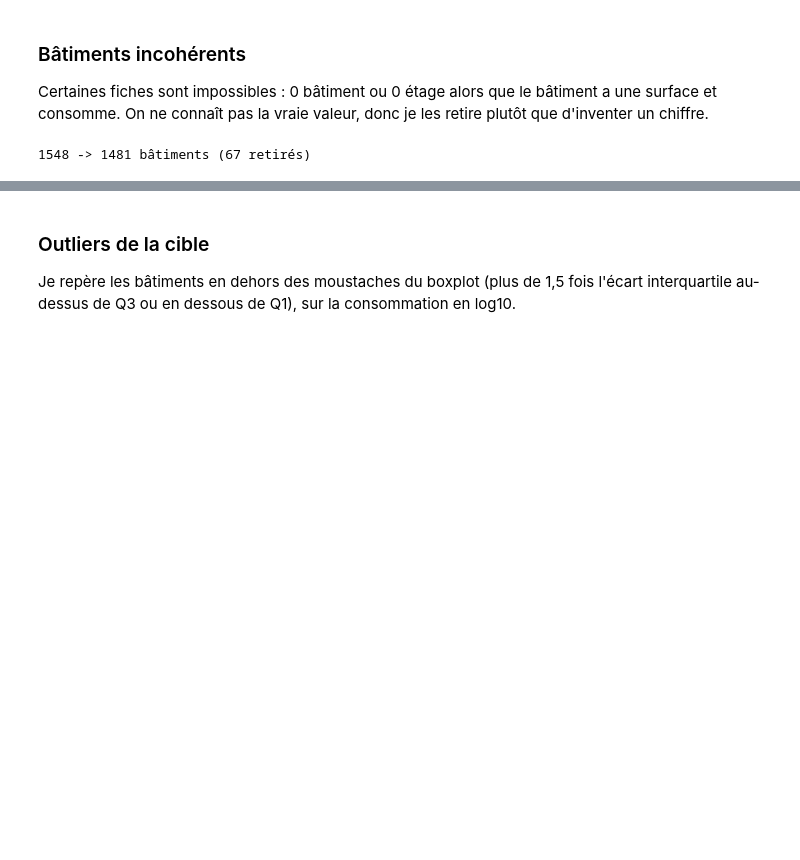
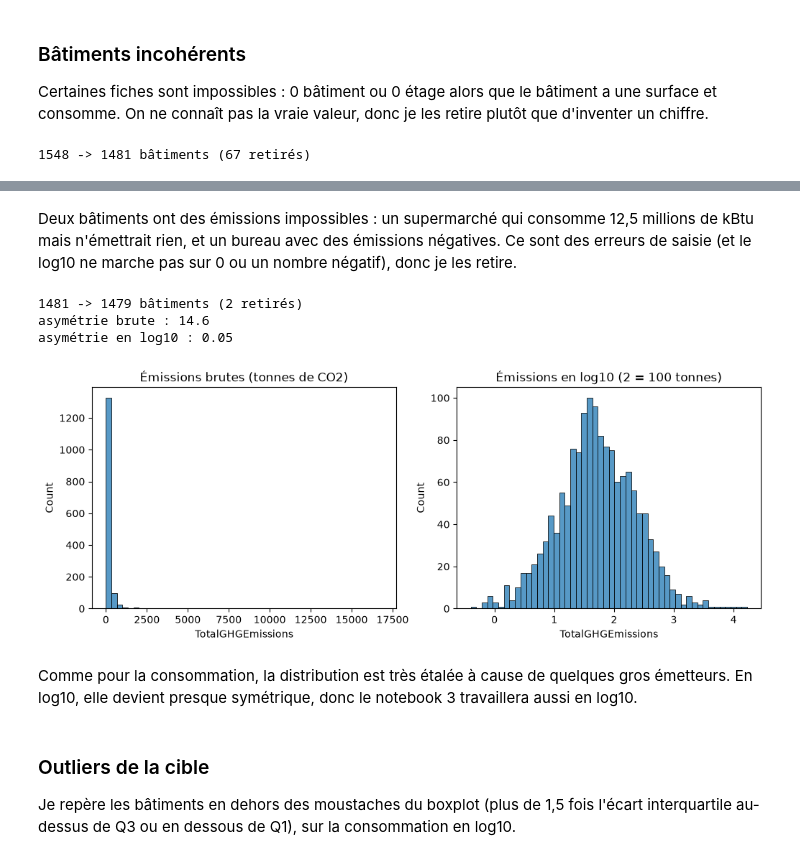
Before and after one commit to pierre-angelo-commits/p3-consommation-batiments-seattle, a Jupyter notebook: 01_analyse_exploratoire.ipynb, the cells around one changed output, grey strips where cells are left out. Saved outputs shown, nothing was run; the diff lists cells and outputs as text; code cells hidden in the pictures; blank space fills up the shorter version.

```diff
--- a/01_analyse_exploratoire.ipynb
+++ b/01_analyse_exploratoire.ipynb
@@ -246,3 +269,26 @@ print(f"{n_avant} -> {len(df)} bâtiments ({n_avant - len(df)} retirés)")
+# %% [markdown]
+Deux bâtiments ont des émissions impossibles : un supermarché qui consomme 12,5 millions de kBtu mais n'émettrait rien, et un bureau avec des émissions négatives. Ce sont des erreurs de saisie (et le log10 ne marche pas sur 0 ou un nombre négatif), donc je les retire.
+# %%
+n_avant = len(df)
+df = df[df[co2] > 0]
+print(f"{n_avant} -> {len(df)} bâtiments ({n_avant - len(df)} retirés)")
+
+print("asymétrie brute :", round(df[co2].skew(), 2))
+print("asymétrie en log10 :", round(np.log10(df[co2]).skew(), 2))
+
+fig, axes = plt.subplots(1, 2, figsize=(12, 4))
+sns.histplot(df[co2], bins=50, ax=axes[0])
+axes[0].set_title("Émissions brutes (tonnes de CO2)")
+sns.histplot(np.log10(df[co2]), bins=50, ax=axes[1])
+axes[1].set_title("Émissions en log10 (2 = 100 tonnes)")
+plt.show()
+# %% [output]
+1481 -> 1479 bâtiments (2 retirés)
+asymétrie brute : 14.6
+asymétrie en log10 : 0.05
+[figure, added]
+# %% [markdown]
+Comme pour la consommation, la distribution est très étalée à cause de quelques gros émetteurs. En log10, elle devient presque symétrique, donc le notebook 3 travaillera aussi en log10.
 # %% [markdown]
 ### Outliers de la cible
 
```
Also changed, not shown: parts of 12 cells of this notebook, 3 other files.
